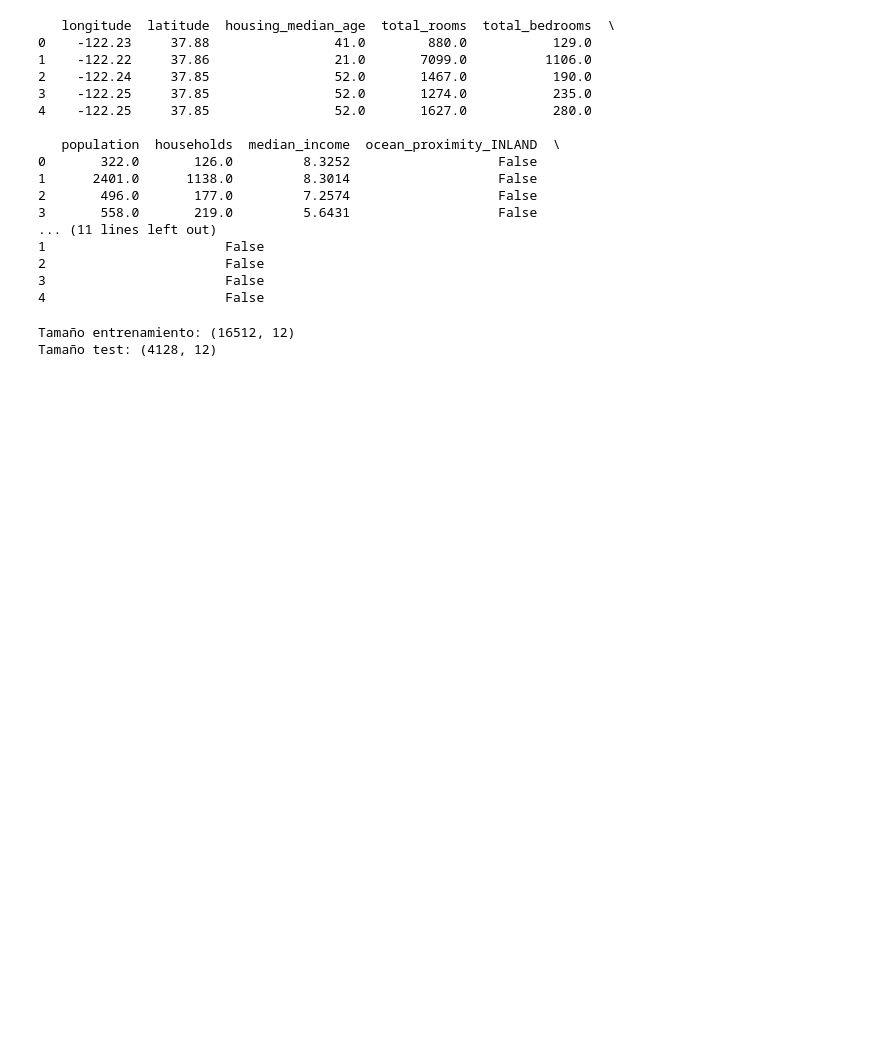
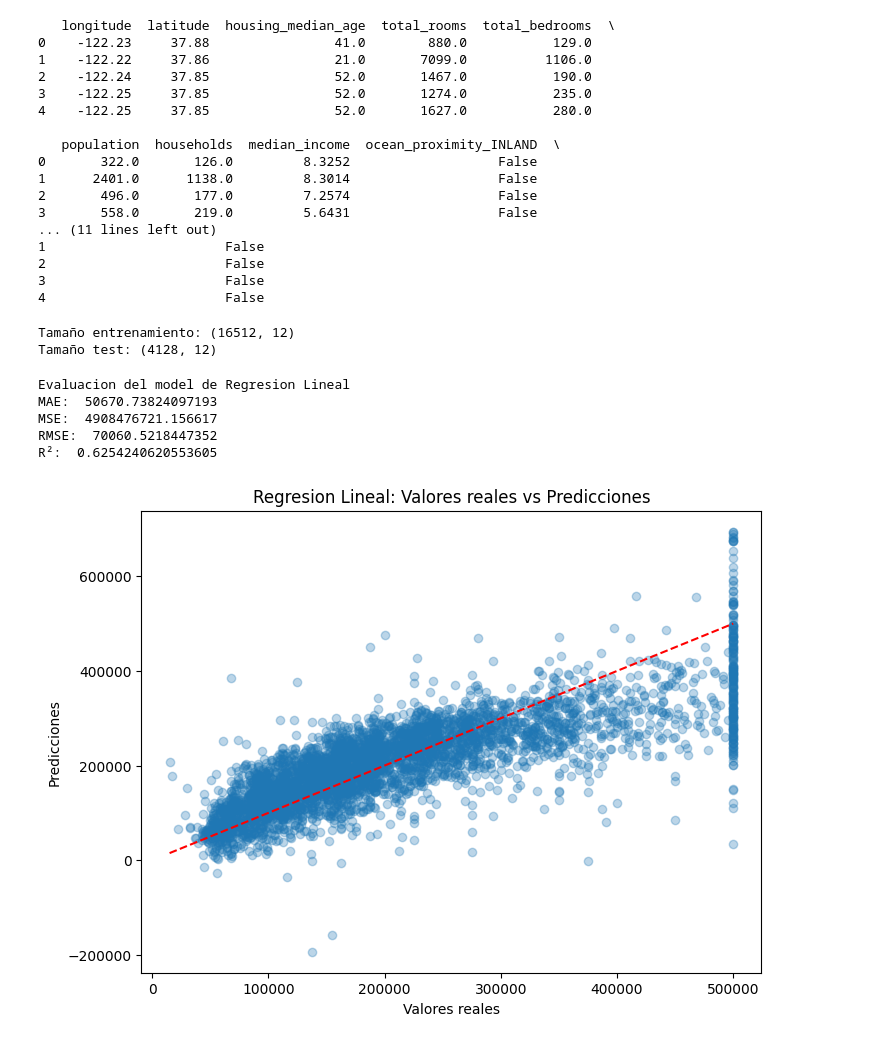
Before and after one commit to Ivan-Ortiz1/california-housing-ml, a Jupyter notebook: prediccion_precios.ipynb, the cells around one changed output. Cells and saved outputs as stored; diff of their text form; code cells hidden in the pictures; blank space fills up the shorter version.

Commit message:
Entrenamiento con Regresión Lineal, evaluación (MAE, MSE, RMSE, R2) y visualización de predicciones

```diff
--- a/prediccion_precios.ipynb
+++ b/prediccion_precios.ipynb
@@ -87,15 +91,50 @@ print(X.head())
 3                       False
 4                       False
 # %%
+imputer = SimpleImputer(strategy="median")
+X_imputed = imputer.fit_transform(X)
+
 scaler = StandardScaler()
-X_scaled = scaler.fit_transform(X)
+X_scaled = scaler.fit_transform(X_imputed)
+
+X_train, X_test, y_train, y_test = train_test_split(
+    X_scaled, y, test_size=0.2, random_state=42
+)
+
+print("Tamaño entrenamiento:", X_train.shape)
+print("Tamaño test:", X_test.shape)
+# %% [output]
+Tamaño entrenamiento: (16512, 12)
+Tamaño test: (4128, 12)
-# %%
-X_train, X_test, y_train, y_test = train_test_split(
-    X_scaled, y, test_size=0.2, random_state=42
-)
-
-print("Tamaño entrenamiento:", X_train.shape)
-print("Tamaño test:", X_test.shape)
-# %% [output]
-Tamaño entrenamiento: (16512, 12)
-Tamaño test: (4128, 12)
+# %%
+lin_reg = LinearRegression()
+lin_reg.fit(X_train, y_train)
+
+y_pred = lin_reg.predict(X_test)
+# %%
+mae = mean_absolute_error(y_test, y_pred)
+mse = mean_squared_error(y_test, y_pred)
+rmse = np.sqrt(mse)
+r2 = r2_score(y_test, y_pred)
+
+print("Evaluacion del model de Regresion Lineal")
+print("MAE: ", mae)
+print("MSE: ", mse)
+print("RMSE: ", rmse)
+print("R²: ", r2)
+# %% [output]
+Evaluacion del model de Regresion Lineal
+MAE:  50670.73824097193
+MSE:  4908476721.156617
+RMSE:  70060.5218447352
+R²:  0.6254240620553605
+# %%
+plt.figure(figsize=(8, 6))
+plt.scatter(y_test, y_pred, alpha=0.3)
+plt.xlabel("Valores reales")
+plt.ylabel("Predicciones")
+plt.title("Regresion Lineal: Valores reales vs Predicciones")
+plt.plot([y_test.min(), y_test.max()], [y_test.min(), y_test.max()], "r--")
+plt.show()
+# %% [output]
+[figure, added]
```
Also changed, not shown: parts of 1 cell of this notebook.
